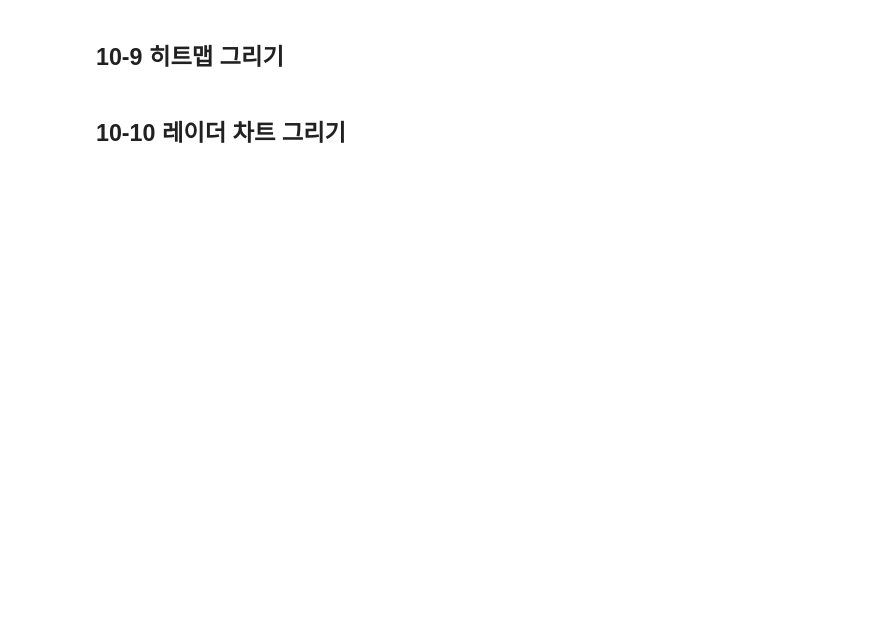
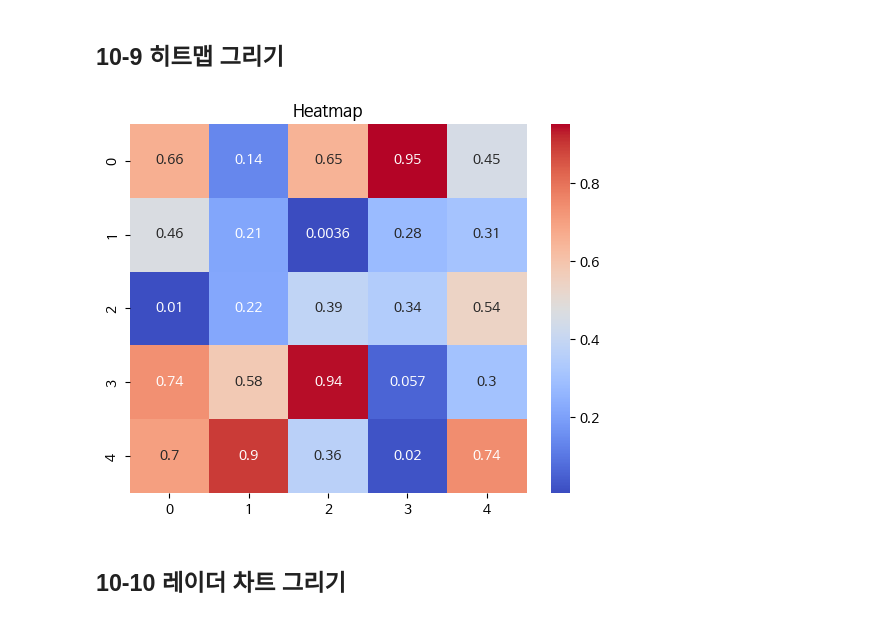
Before and after one commit to StellaCho-Study/Data-Analysis-with-Open-Source, a Jupyter notebook: 오픈소스_데이터_분석_10강.ipynb, the cells around one changed output. Saved outputs shown, nothing was run; the diff lists cells and outputs as text; code cells hidden in the pictures; blank space fills up the shorter version.

```diff
--- a/오픈소스_데이터_분석_10강.ipynb
+++ b/오픈소스_데이터_분석_10강.ipynb
@@ -204,15 +207,18 @@ plt.show()
 # %%
 import matplotlib.pyplot as plt
 import seaborn as sns
 import numpy as np
 
 ## 데이터 생성 (5x5 크기의 무작위 행렬)
 data = np.random.rand(5, 5)
 
 ## seaborn을 이용하여 히트맵 그리기
+sns.heatmap(data, annot=True, cmap='coolwarm')
 
 plt.title("Heatmap")
 plt.show()
+# %% [output]
+[figure, added]
 # %% [markdown]
 ## 10-10 레이더 차트 그리기
 # %%
```
Also changed, not shown: parts of 2 cells of this notebook.
